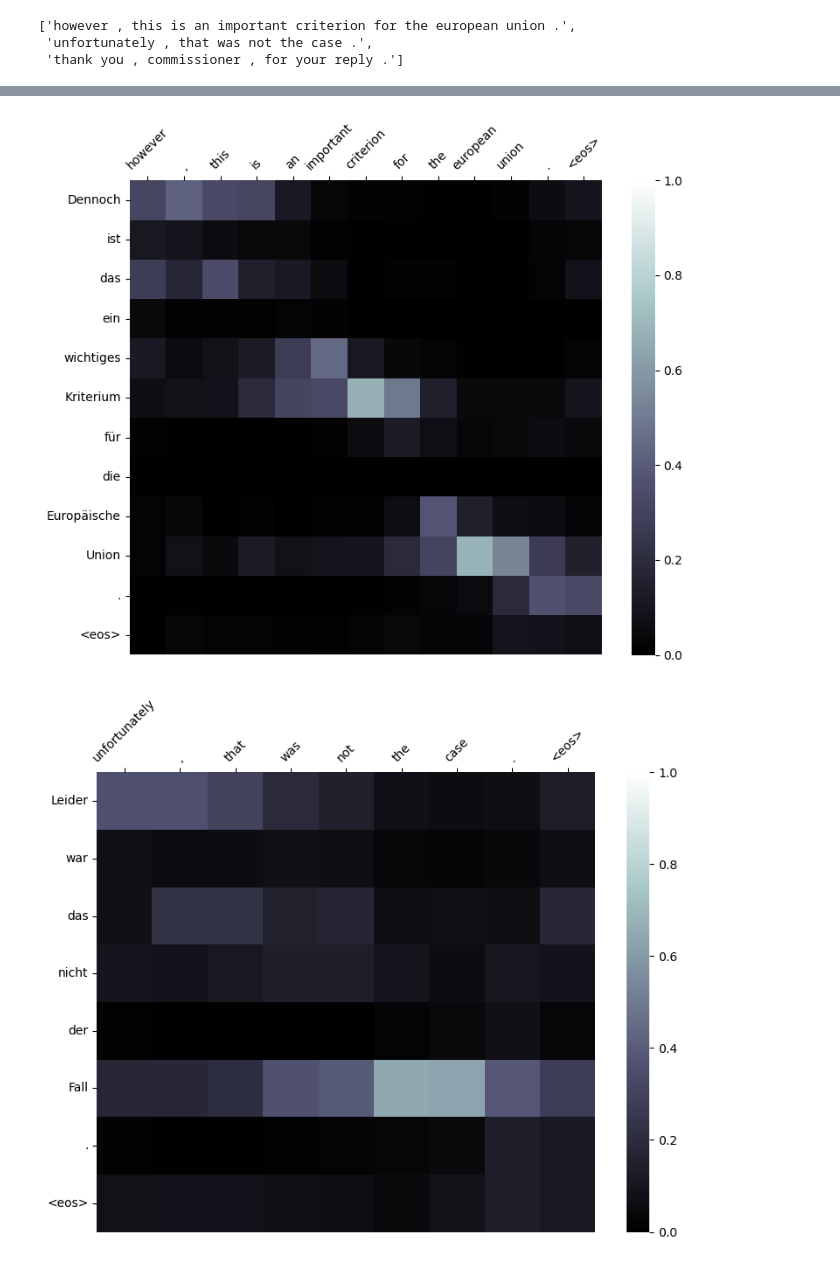
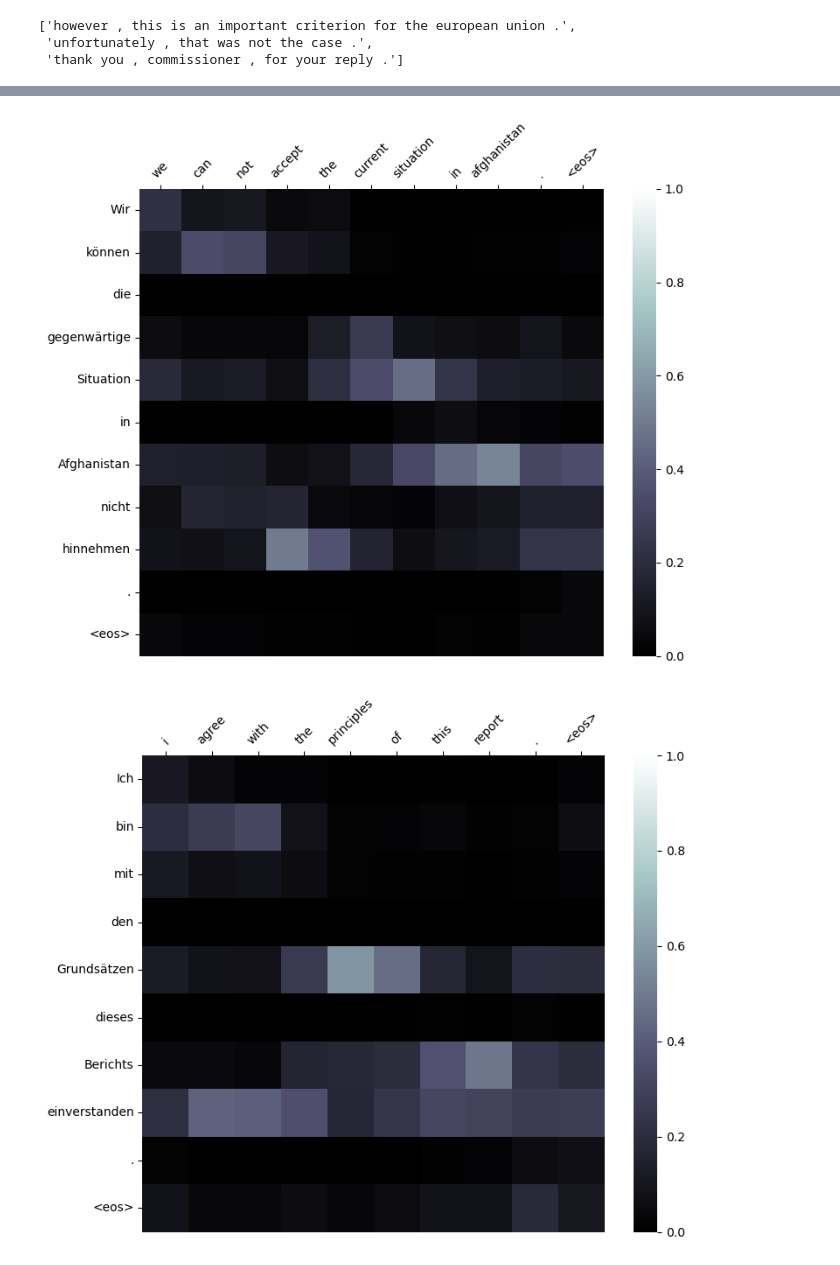
Before and after one commit to PatrickSVM/Seq2Seq-with-Attention, a Jupyter notebook: Explanations.ipynb, the cells around one changed output, grey strips where cells are left out. Drawn from its saved outputs; the diff is of its cells as text; code cells hidden in the pictures.

Commit message:
Added missing parts for BLEU and attention, new val plot

```diff
--- a/Explanations.ipynb
+++ b/Explanations.ipynb
@@ -271,4 +298,4 @@ print(score.score)
 import pandas as pd
 
 csv_reader_params = {"delimiter": ">", "skipinitialspace": True}
-test = pd.read_csv("./data/processed/test.csv", **csv_reader_params, names=["ger", "eng"], header=None)
+test_trans = pd.read_csv("./data/translation/test_all_trans.csv", **csv_reader_params)
@@ -337,0 +312,11 @@ NameError: name 'test' is not defined
+# %%
+# Further analysis
+
+from seq2seq_attention.bleu import get_bleu_col
+
+test_trans["bleu_exp4"] = get_bleu_col(dataset=test_trans, trg_field=trg_field, trans_col="trans_exp4")
+test_trans["bleu_uniform"] = get_bleu_col(dataset=test_trans, trg_field=trg_field, trans_col="trans_uniform")
+# %%
+# Add sentence length column for src sentence
+test_trans["src_len"] = test_trans.ger.apply(lambda sent: len(src_field.tokenize(sent)))
+test_trans["trg_len"] = test_trans.eng.apply(lambda sent: len(trg_field.tokenize(sent)))
@@ -337,0 +339,8 @@ NameError: name 'test' is not defined
+# %%
+# See sentences on which attention based system performs better
+good = test_trans[test_trans.bleu_exp4>70]
+good = good[good.bleu_exp4>good.bleu_uniform]
+for i in range(10,15):
+    print(good.ger.iloc[i])
+    print(good.trans_exp4.iloc[i])
+    print("")
@@ -401,23 +434,20 @@ plt.savefig(fname="report/Sent1-attention", dpi=plt.gcf().dpi, bbox_inches='tigh
 # %%
-sent = "Dennoch ist das ein wichtiges Kriterium für die Europäische Union."
+sent = "Wir können die gegenwärtige Situation in Afghanistan nicht hinnehmen. "
 examples = [sent]
 trans, frames = get_attention_frames(sentences=examples, model=model, src_field=src_field, trg_field=trg_field)
 frame = frames[0]
 plt.figure(figsize=(8,6.5))
 plot = plot_attention(frame)
 plt.tight_layout()
-plt.savefig(fname="report/Sent2-attention", dpi=plt.gcf().dpi, bbox_inches='tight')
 # %% [output]
-[figure, old version]
+[figure, new version]
 # %%
-
-sent = "Leider war das nicht der Fall."
+sent = "Ich bin mit den Grundsätzen dieses Berichts einverstanden. "
 examples = [sent]
 trans, frames = get_attention_frames(sentences=examples, model=model, src_field=src_field, trg_field=trg_field)
 frame = frames[0]
 plt.figure(figsize=(8,6.5))
 plot = plot_attention(frame)
 plt.tight_layout()
-plt.savefig(fname="report/Sent3-attention", dpi=plt.gcf().dpi, bbox_inches='tight')
 # %% [output]
-[figure, old version]
+[figure, new version]
```
Also changed, not shown: parts of 17 cells of this notebook, 1 other file.
